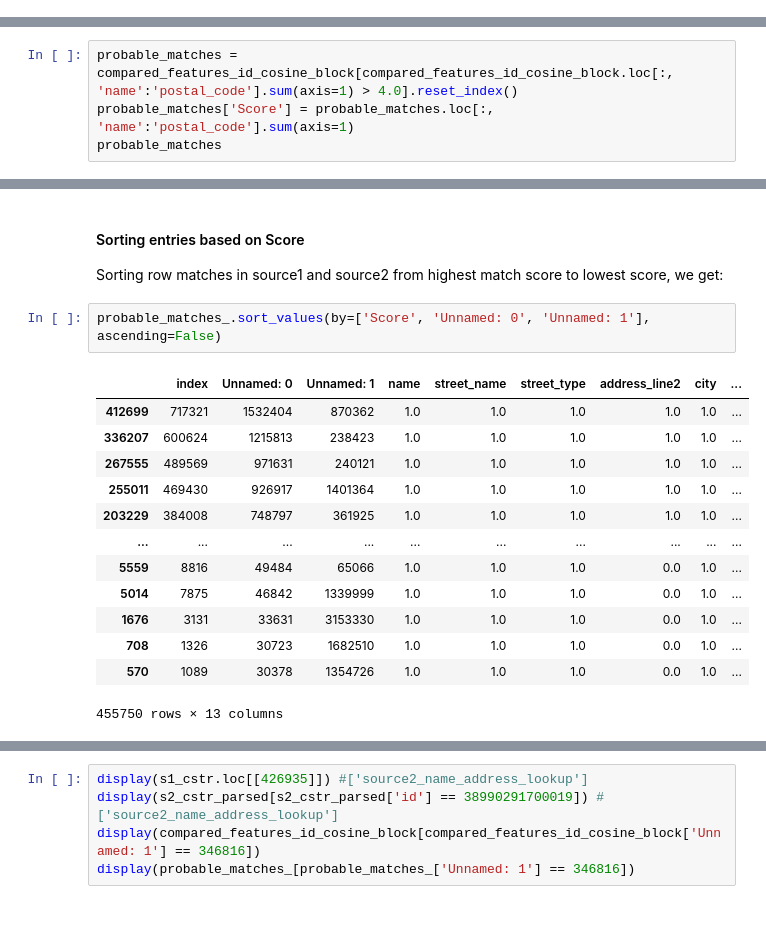
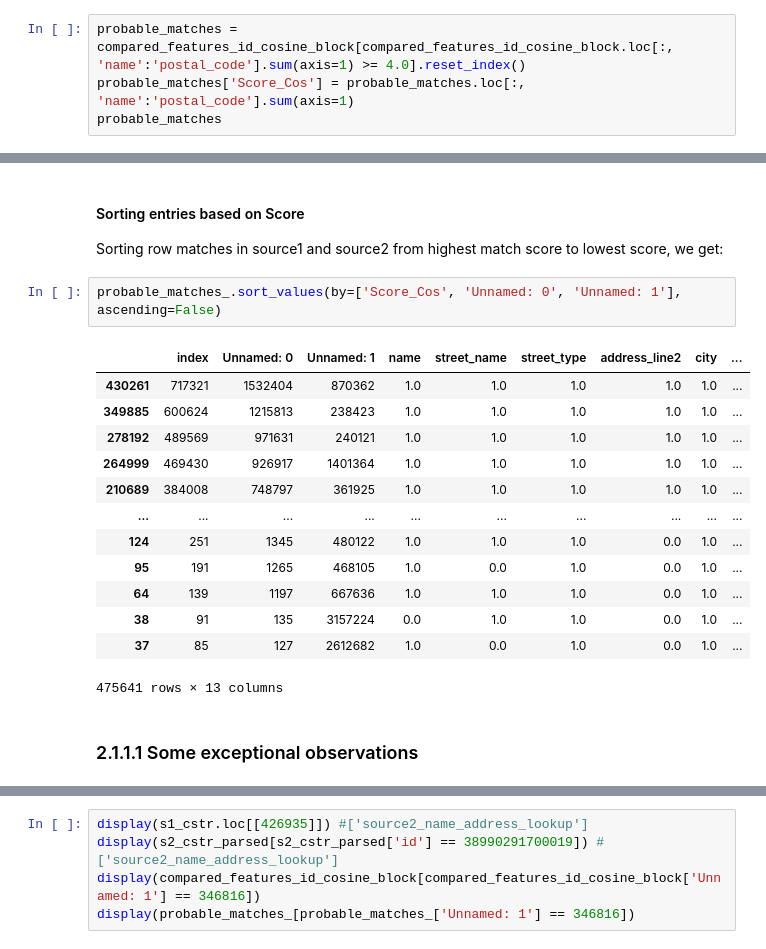
Before and after one commit to TaherHabib/database_records_linkage, a Jupyter notebook: notebooks/FINAL_SUBMISSION.ipynb, the cells around one changed output, grey strips where cells are left out. Drawn from its saved outputs; the diff is of its cells as text; blank space fills up the shorter version.

```diff
--- a/notebooks/FINAL_SUBMISSION.ipynb
+++ b/notebooks/FINAL_SUBMISSION.ipynb
@@ -598,0 +614,4 @@ Length: 455750, dtype: float64
+# %%
+probable_matches = compared_features_id_cosine_block[compared_features_id_cosine_block.loc[:, 'name':'postal_code'].sum(axis=1) >= 4.0].reset_index()
+probable_matches['Score_Cos'] = probable_matches.loc[:, 'name':'postal_code'].sum(axis=1)
+probable_matches
@@ -608,4 +640,0 @@ plt.show()
-# %%
-probable_matches = compared_features_id_cosine_block[compared_features_id_cosine_block.loc[:, 'name':'postal_code'].sum(axis=1) > 4.0].reset_index()
-probable_matches['Score'] = probable_matches.loc[:, 'name':'postal_code'].sum(axis=1)
-probable_matches
@@ -658,18 +665,20 @@ display(probable_matches_)
 #### Sorting entries based on Score
 Sorting row matches in source1 and source2 from highest match score to lowest score, we get:
 # %%
-probable_matches_.sort_values(by=['Score', 'Unnamed: 0', 'Unnamed: 1'], ascending=False)
+probable_matches_.sort_values(by=['Score_Cos', 'Unnamed: 0', 'Unnamed: 1'], ascending=False)
 # %% [output]
 |  | index | Unnamed: 0 | Unnamed: 1 | name | street_name | street_type | address_line2 | city | ... |
-| 412699 | 717321 | 1532404 | 870362 | 1.0 | 1.0 | 1.0 | 1.0 | 1.0 | ... |
-| 336207 | 600624 | 1215813 | 238423 | 1.0 | 1.0 | 1.0 | 1.0 | 1.0 | ... |
-| 267555 | 489569 | 971631 | 240121 | 1.0 | 1.0 | 1.0 | 1.0 | 1.0 | ... |
-| 255011 | 469430 | 926917 | 1401364 | 1.0 | 1.0 | 1.0 | 1.0 | 1.0 | ... |
-| 203229 | 384008 | 748797 | 361925 | 1.0 | 1.0 | 1.0 | 1.0 | 1.0 | ... |
+| 430261 | 717321 | 1532404 | 870362 | 1.0 | 1.0 | 1.0 | 1.0 | 1.0 | ... |
+| 349885 | 600624 | 1215813 | 238423 | 1.0 | 1.0 | 1.0 | 1.0 | 1.0 | ... |
+| 278192 | 489569 | 971631 | 240121 | 1.0 | 1.0 | 1.0 | 1.0 | 1.0 | ... |
+| 264999 | 469430 | 926917 | 1401364 | 1.0 | 1.0 | 1.0 | 1.0 | 1.0 | ... |
+| 210689 | 384008 | 748797 | 361925 | 1.0 | 1.0 | 1.0 | 1.0 | 1.0 | ... |
 | ... | ... | ... | ... | ... | ... | ... | ... | ... | ... |
-| 5559 | 8816 | 49484 | 65066 | 1.0 | 1.0 | 1.0 | 0.0 | 1.0 | ... |
-| 5014 | 7875 | 46842 | 1339999 | 1.0 | 1.0 | 1.0 | 0.0 | 1.0 | ... |
-| 1676 | 3131 | 33631 | 3153330 | 1.0 | 1.0 | 1.0 | 0.0 | 1.0 | ... |
-| 708 | 1326 | 30723 | 1682510 | 1.0 | 1.0 | 1.0 | 0.0 | 1.0 | ... |
-| 570 | 1089 | 30378 | 1354726 | 1.0 | 1.0 | 1.0 | 0.0 | 1.0 | ... |
+| 124 | 251 | 1345 | 480122 | 1.0 | 1.0 | 1.0 | 0.0 | 1.0 | ... |
+| 95 | 191 | 1265 | 468105 | 1.0 | 0.0 | 1.0 | 0.0 | 1.0 | ... |
+| 64 | 139 | 1197 | 667636 | 1.0 | 1.0 | 1.0 | 0.0 | 1.0 | ... |
+| 38 | 91 | 135 | 3157224 | 0.0 | 1.0 | 1.0 | 0.0 | 1.0 | ... |
+| 37 | 85 | 127 | 2612682 | 1.0 | 0.0 | 1.0 | 0.0 | 1.0 | ... |
-455750 rows × 13 columns
+475641 rows × 13 columns
+# %% [markdown]
+### 2.1.1.1 Some exceptional observations
```
Also changed, not shown: parts of 87 cells of this notebook, 14 other files.
